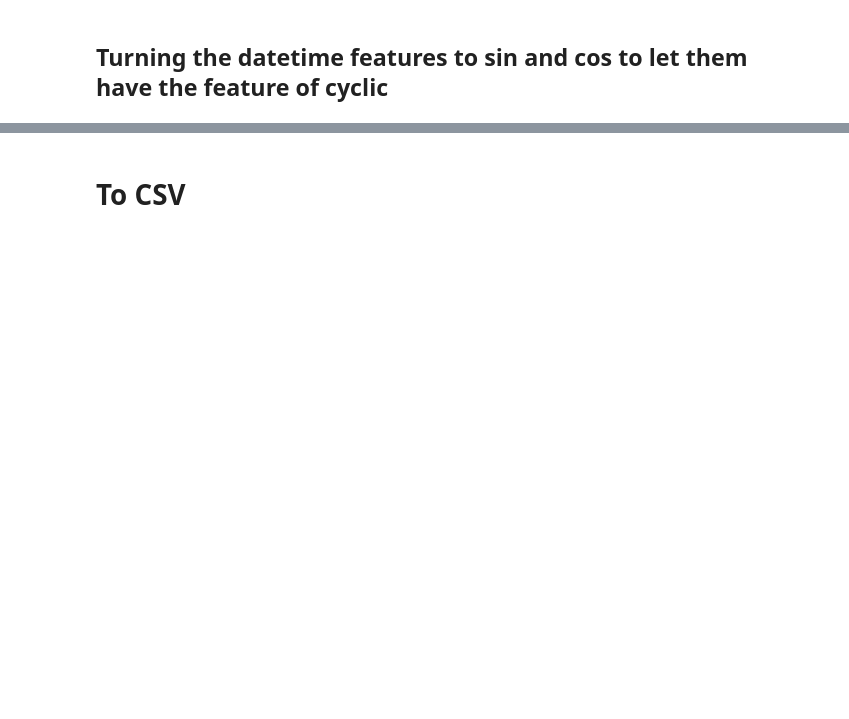
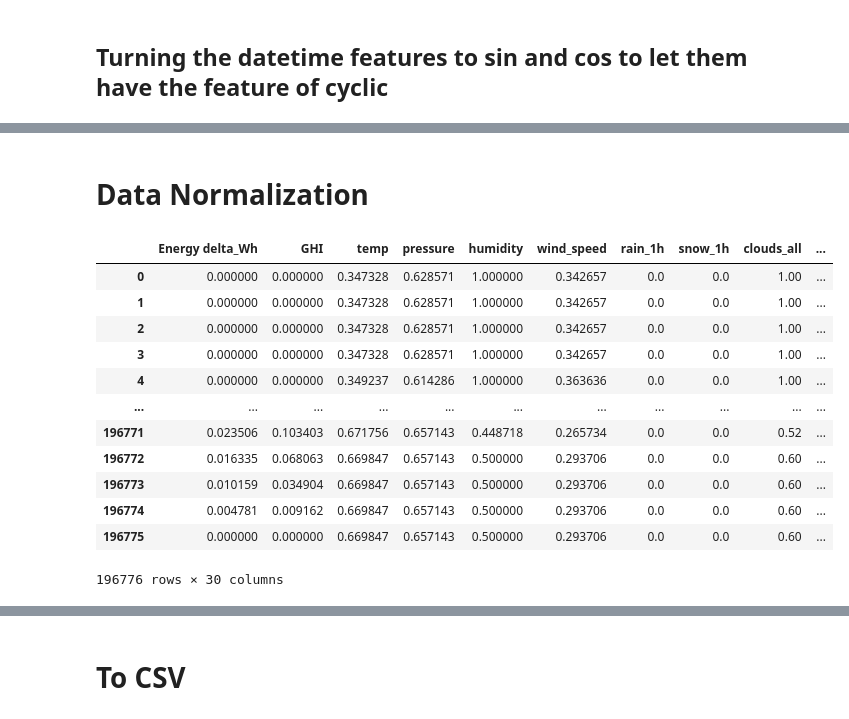
Before and after one commit to chenming7777/greenlight, a Jupyter notebook: solar_preprocessing/renewable-energy-and-weather-conditions-analysis.ipynb, the cells around one changed output, grey strips where cells are left out. Cells and saved outputs as stored; diff of their text form; code cells hidden in the pictures; blank space fills up the shorter version.

```diff
--- a/solar_preprocessing/renewable-energy-and-weather-conditions-analysis.ipynb
+++ b/solar_preprocessing/renewable-energy-and-weather-conditions-analysis.ipynb
@@ -470,0 +482,10 @@ print(df[['Time', 'Season', 'Month' , 'Week', 'Day', 'Hour']].head())
+# %%
+# Convert week (Monday=0, ..., Sunday=6) and season (e.g., Winter=0, Spring=1, ...) to numerical values first
+df['Day'] = df['Day'].map({
+    'Monday': 0, 'Tuesday': 1, 'Wednesday': 2, 'Thursday': 3,
+    'Friday': 4, 'Saturday': 5, 'Sunday': 6
+})
+
+df['Season'] = df['Season'].map({
+    'Spring': 0, 'Summer': 1, 'Autumn': 2, 'Winter': 3
+})
@@ -553,20 +571,7 @@ Index(['Time', 'Energy delta[Wh]', 'GHI', 'temp', 'pressure', 'humidity',
 # %%
-# Convert week (Monday=0, ..., Sunday=6) and season (e.g., Winter=0, Spring=1, ...) to numerical values first
-df['Week'] = df['Week'].map({
-    'Monday': 0, 'Tuesday': 1, 'Wednesday': 2, 'Thursday': 3,
-    'Friday': 4, 'Saturday': 5, 'Sunday': 6
-})
-
-df['Season'] = df['Season'].map({
-    'Winter': 0, 'Spring': 1, 'Summer': 2, 'Fall': 3
-})
-
 # Apply cyclical encoding
 df['Weekday_sin'] = np.sin(2 * np.pi * df['Week'] / 7)
 df['Weekday_cos'] = np.cos(2 * np.pi * df['Week'] / 7)
 
 df['Season_sin'] = np.sin(2 * np.pi * df['Season'] / 4)
 df['Season_cos'] = np.cos(2 * np.pi * df['Season'] / 4)
-
-# Drop original columns after encoding
-df.drop(columns=['Week', 'Season'], inplace=True)
@@ -632,0 +650,25 @@ plt.show()
+# %% [markdown]
+# Data Normalization
+# %%
+from sklearn.preprocessing import MinMaxScaler
+
+scaler = MinMaxScaler()
+numeric_cols = ['Energy delta_Wh', 'GHI', 'temp', 'pressure', 'humidity',
+                'wind_speed', 'rain_1h', 'snow_1h', 'clouds_all']
+df[numeric_cols] = scaler.fit_transform(df[numeric_cols])
+
+df
+# %% [output]
+|  | Energy delta_Wh | GHI | temp | pressure | humidity | wind_speed | rain_1h | snow_1h | clouds_all | ... |
+| 0 | 0.000000 | 0.000000 | 0.347328 | 0.628571 | 1.000000 | 0.342657 | 0.0 | 0.0 | 1.00 | ... |
+| 1 | 0.000000 | 0.000000 | 0.347328 | 0.628571 | 1.000000 | 0.342657 | 0.0 | 0.0 | 1.00 | ... |
+| 2 | 0.000000 | 0.000000 | 0.347328 | 0.628571 | 1.000000 | 0.342657 | 0.0 | 0.0 | 1.00 | ... |
+| 3 | 0.000000 | 0.000000 | 0.347328 | 0.628571 | 1.000000 | 0.342657 | 0.0 | 0.0 | 1.00 | ... |
+| 4 | 0.000000 | 0.000000 | 0.349237 | 0.614286 | 1.000000 | 0.363636 | 0.0 | 0.0 | 1.00 | ... |
+| ... | ... | ... | ... | ... | ... | ... | ... | ... | ... | ... |
+| 196771 | 0.023506 | 0.103403 | 0.671756 | 0.657143 | 0.448718 | 0.265734 | 0.0 | 0.0 | 0.52 | ... |
+| 196772 | 0.016335 | 0.068063 | 0.669847 | 0.657143 | 0.500000 | 0.293706 | 0.0 | 0.0 | 0.60 | ... |
+| 196773 | 0.010159 | 0.034904 | 0.669847 | 0.657143 | 0.500000 | 0.293706 | 0.0 | 0.0 | 0.60 | ... |
+| 196774 | 0.004781 | 0.009162 | 0.669847 | 0.657143 | 0.500000 | 0.293706 | 0.0 | 0.0 | 0.60 | ... |
+| 196775 | 0.000000 | 0.000000 | 0.669847 | 0.657143 | 0.500000 | 0.293706 | 0.0 | 0.0 | 0.60 | ... |
+196776 rows × 30 columns
```
Also changed, not shown: parts of 51 cells of this notebook, 2 other files.
